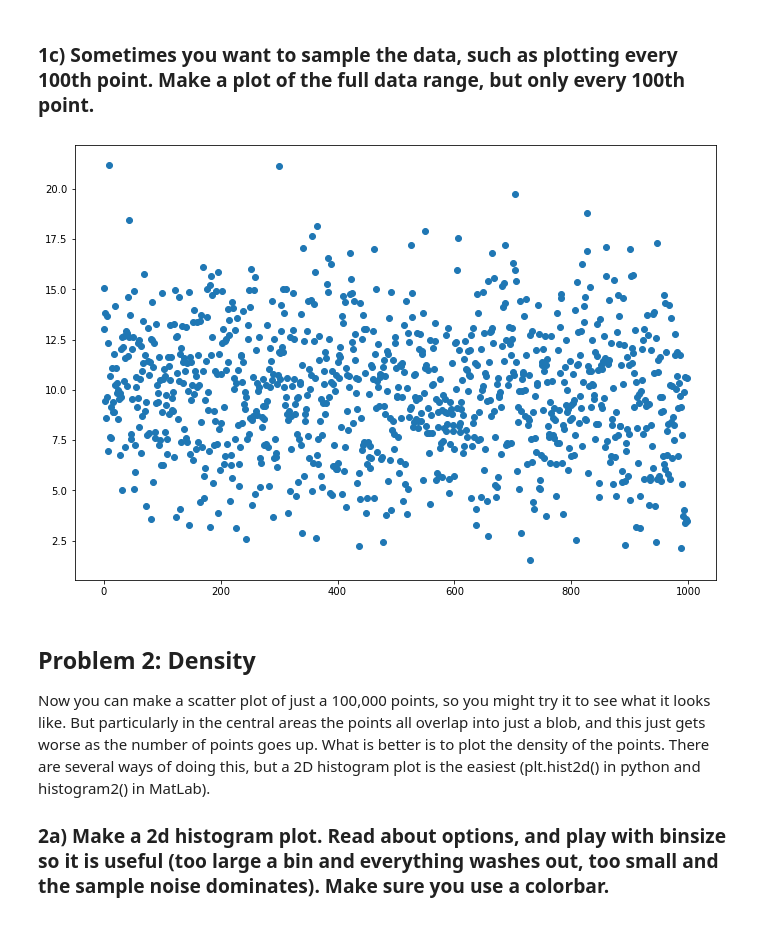
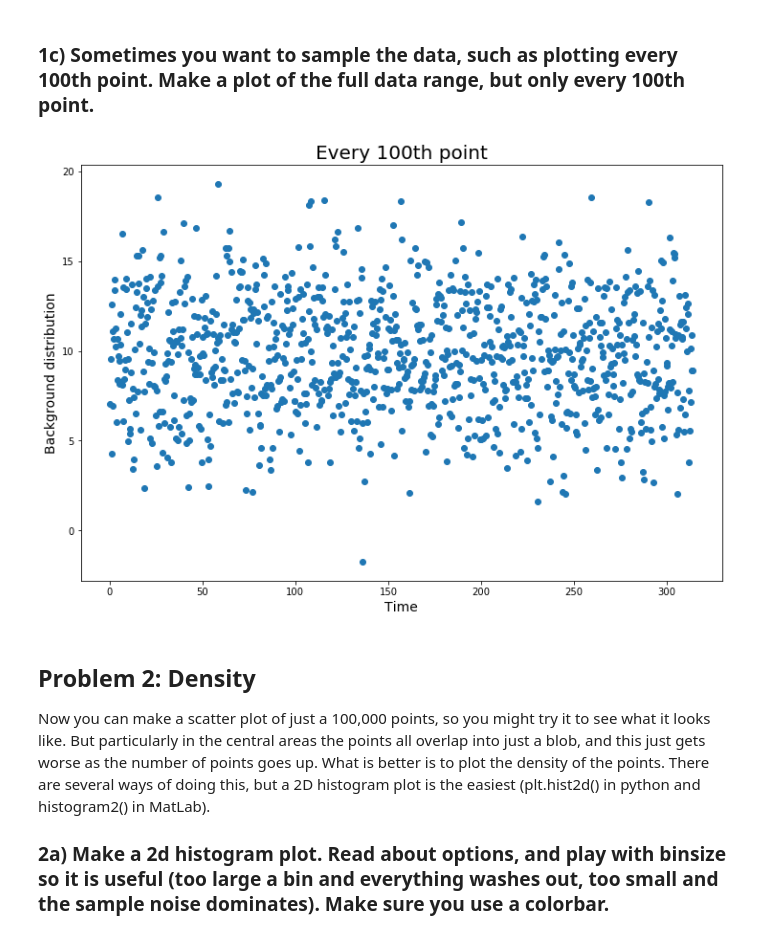
Before and after one commit to maria8ch/Phys434_BigData, a Jupyter notebook: Chernyavskaya_HW4.ipynb, the cells around one changed output. Saved outputs shown, nothing was run; the diff lists cells and outputs as text; code cells hidden in the pictures.

```diff
--- a/Chernyavskaya_HW4.ipynb
+++ b/Chernyavskaya_HW4.ipynb
@@ -70,17 +44,21 @@ plot_this_range(10000, 1000)
 # %% [markdown]
 ### 1c) Sometimes you want to sample the data, such as plotting every 100th point. Make a plot of the full data range, but only every 100th point.
 # %%
-i=100
-hundreds=[]
-while i<int(1e5):
+i = 100
+hundreds = []
+hundredt = []
+while i < int(1e5):
     hundreds.append(bkgd[i])
-    i=i+100
+    hundredt.append(t[i])
+    i = i + 100
-# %%
-fig, ax = plt.subplots(1,1,figsize=(11.5,8))
-x2=np.arange(len(hundreds))
-ax.scatter(x2,hundreds);
-# %% [output]
-[figure, removed]
+# %%
+fig, ax = plt.subplots(1,1)
+ax.scatter(hundredt,hundreds);
+ax.set_title('Every 100th point', fontsize=20)
+ax.set_xlabel('Time', fontsize=14)
+ax.set_ylabel('Background distribution', fontsize=14);
+# %% [output]
+[figure, added]
 # %% [markdown]
 ## Problem 2: Density
 
```
Also changed, not shown: parts of 19 cells of this notebook, 1 other file.
